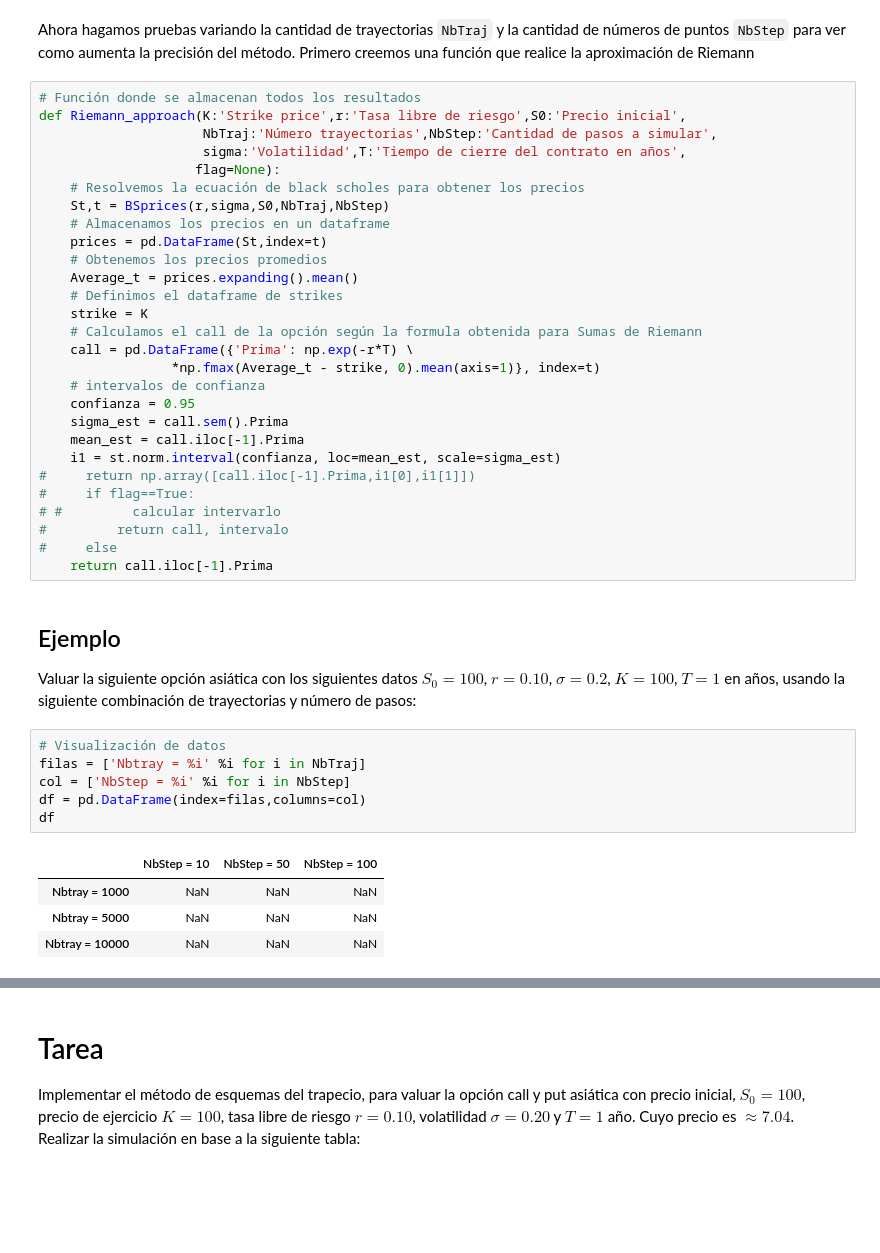
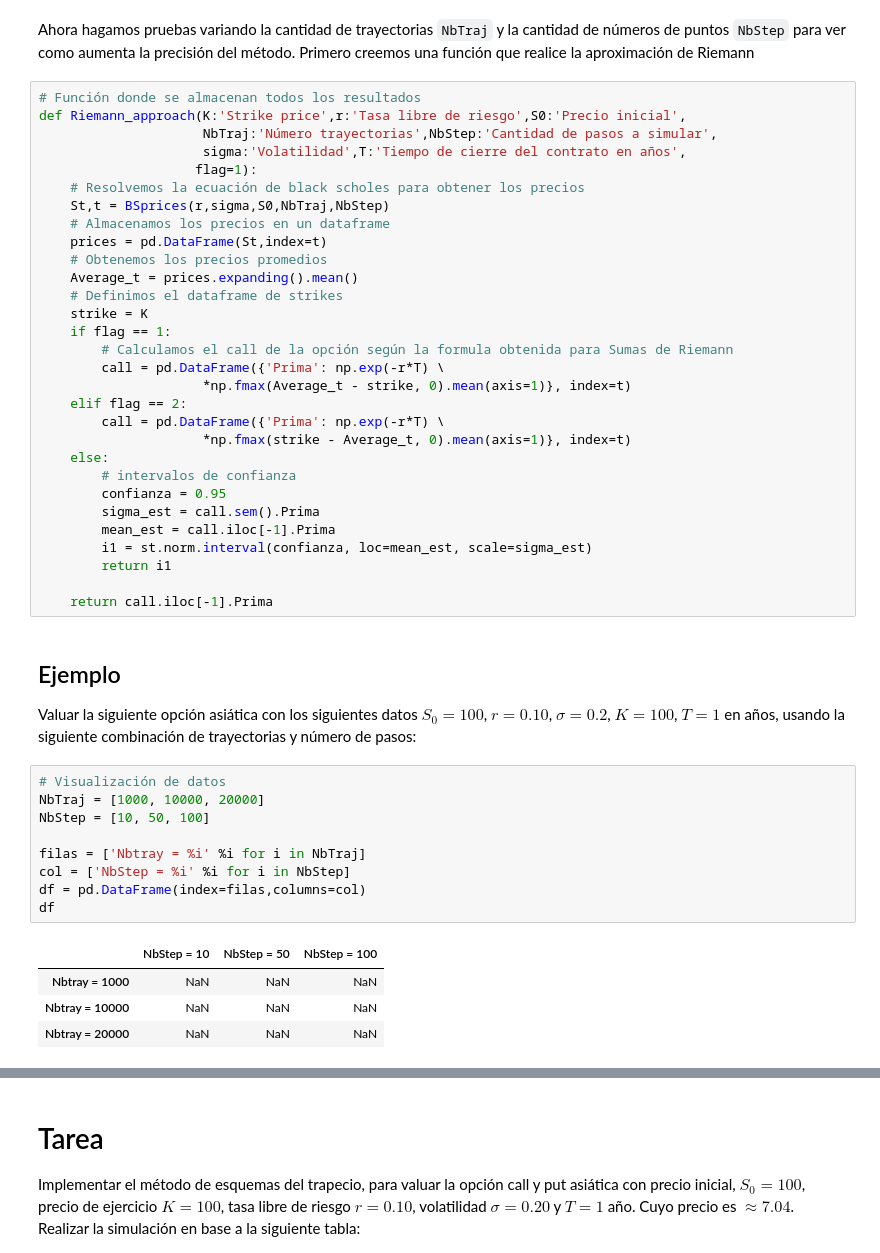
Before and after one commit to feramdor/SPF-2021-II, a Jupyter notebook: TEMA-3/Clase23_ValuacionOpcionesAsiaticas.ipynb, the cells around one changed output, grey strips where cells are left out. Saved outputs shown, nothing was run; the diff lists cells and outputs as text; blank space fills up the shorter version.

```diff
--- a/TEMA-3/Clase23_ValuacionOpcionesAsiaticas.ipynb
+++ b/TEMA-3/Clase23_ValuacionOpcionesAsiaticas.ipynb
@@ -306,7 +354,7 @@ Ahora hagamos pruebas variando la cantidad de trayectorias `NbTraj` y la cantida
 def Riemann_approach(K:'Strike price',r:'Tasa libre de riesgo',S0:'Precio inicial',
                      NbTraj:'Número trayectorias',NbStep:'Cantidad de pasos a simular',
                      sigma:'Volatilidad',T:'Tiempo de cierre del contrato en años',
-                    flag=None):
+                    flag=1):
     # Resolvemos la ecuación de black scholes para obtener los precios
     St,t = BSprices(r,sigma,S0,NbTraj,NbStep)
     # Almacenamos los precios en un dataframe
@@ -315,31 +363,36 @@ def Riemann_approach(K:'Strike price',r:'Tasa libre de riesgo',S0:'Precio inicia
     Average_t = prices.expanding().mean()
     # Definimos el dataframe de strikes
     strike = K
-    # Calculamos el call de la opción según la formula obtenida para Sumas de Riemann
-    call = pd.DataFrame({'Prima': np.exp(-r*T) \
-                 *np.fmax(Average_t - strike, 0).mean(axis=1)}, index=t)
-    # intervalos de confianza
-    confianza = 0.95
-    sigma_est = call.sem().Prima
-    mean_est = call.iloc[-1].Prima
-    i1 = st.norm.interval(confianza, loc=mean_est, scale=sigma_est)
-#     return np.array([call.iloc[-1].Prima,i1[0],i1[1]])
-#     if flag==True:
-# #         calcular intervarlo
-#         return call, intervalo
-#     else
+    if flag == 1:
+        # Calculamos el call de la opción según la formula obtenida para Sumas de Riemann
+        call = pd.DataFrame({'Prima': np.exp(-r*T) \
+                     *np.fmax(Average_t - strike, 0).mean(axis=1)}, index=t)
+    elif flag == 2:
+        call = pd.DataFrame({'Prima': np.exp(-r*T) \
+                     *np.fmax(strike - Average_t, 0).mean(axis=1)}, index=t)
+    else:
+        # intervalos de confianza
+        confianza = 0.95
+        sigma_est = call.sem().Prima
+        mean_est = call.iloc[-1].Prima
+        i1 = st.norm.interval(confianza, loc=mean_est, scale=sigma_est)
+        return i1
+
     return call.iloc[-1].Prima
 # %% [markdown]
 ## Ejemplo
 Valuar la siguiente opción asiática con los siguientes datos $S_0= 100$, $r=0.10$, $\sigma=0.2$, $K=100$, $T=1$ en años, usando la siguiente combinación de trayectorias y número de pasos:
 # %%
 # Visualización de datos
+NbTraj = [1000, 10000, 20000]
+NbStep = [10, 50, 100]
+
 filas = ['Nbtray = %i' %i for i in NbTraj]
 col = ['NbStep = %i' %i for i in NbStep]
 df = pd.DataFrame(index=filas,columns=col)
 df
 # %% [output]
 |  | NbStep = 10 | NbStep = 50 | NbStep = 100 |
 | Nbtray = 1000 | NaN | NaN | NaN |
-| Nbtray = 5000 | NaN | NaN | NaN |
 | Nbtray = 10000 | NaN | NaN | NaN |
+| Nbtray = 20000 | NaN | NaN | NaN |
```
Also changed, not shown: parts of 8 cells of this notebook, 2 other files.
